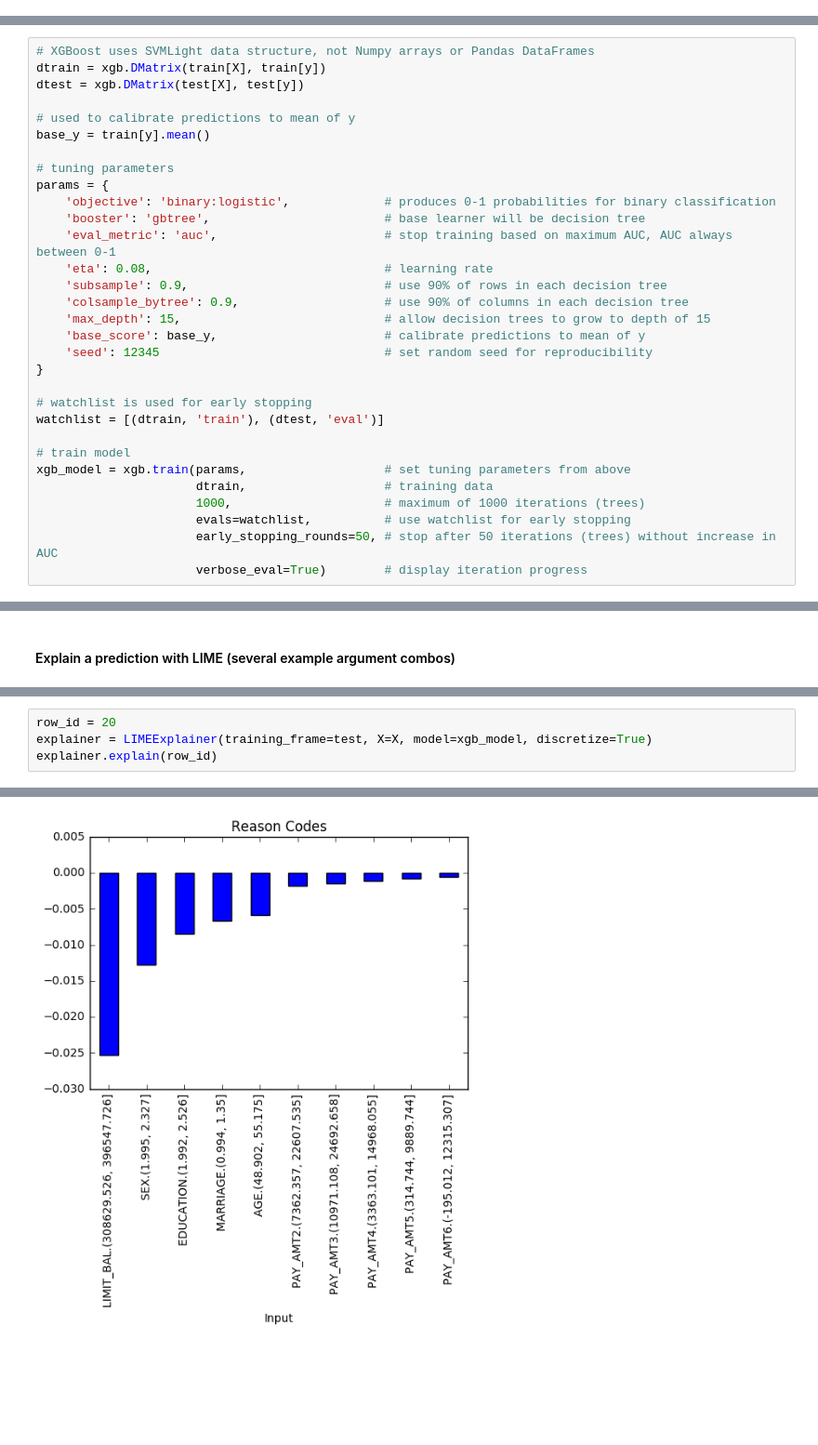
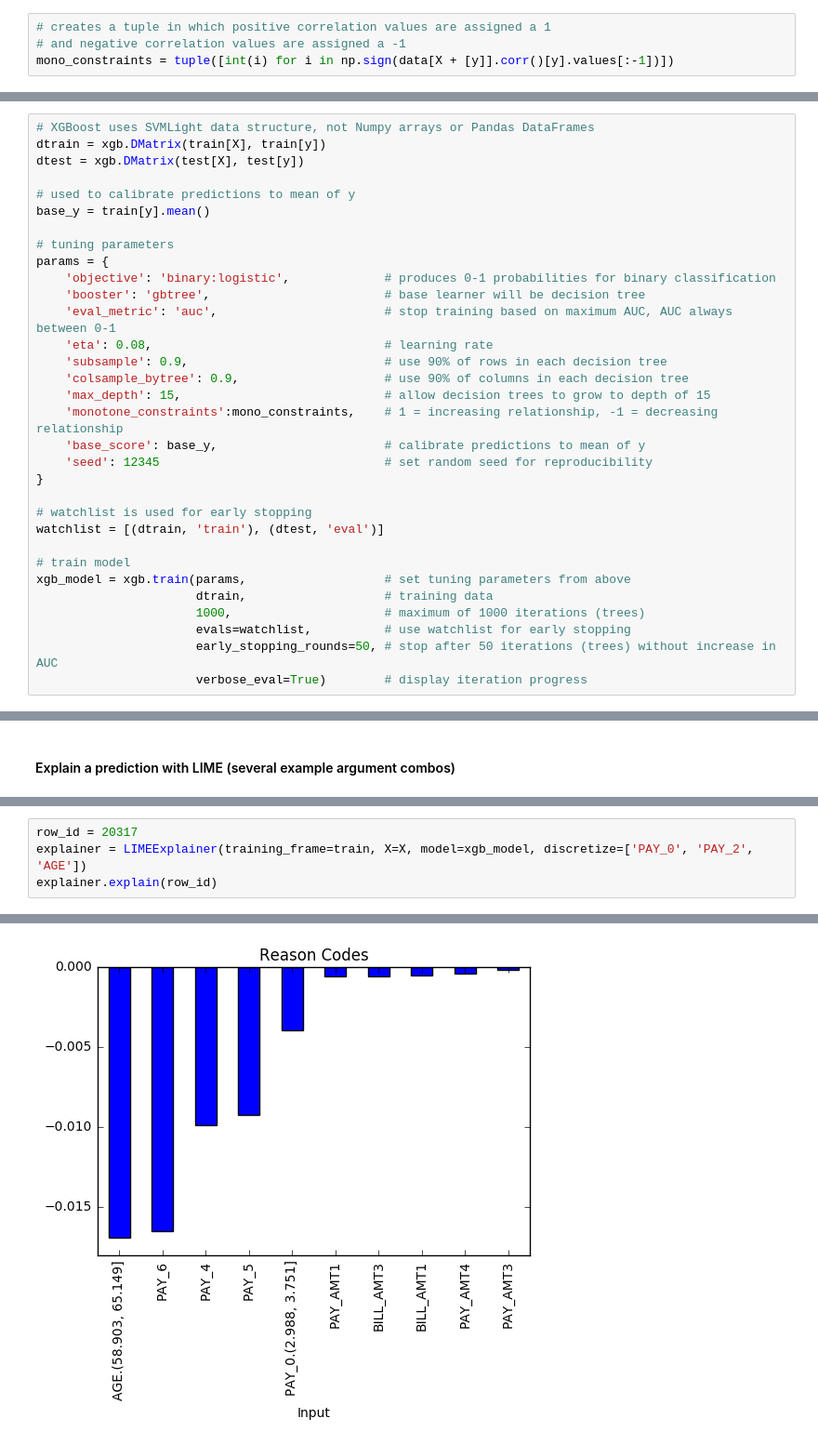
Before and after one commit to jphall663/lime_xgboost, a Jupyter notebook: notebooks/lime_xgboost.ipynb, the cells around one changed output, grey strips where cells are left out. Shown: that part at 93% size. Drawn from its saved outputs; the diff is of its cells as text; blank space fills up the shorter version.

Commit message:
fix for lingyaos data

```diff
--- a/notebooks/lime_xgboost.ipynb
+++ b/notebooks/lime_xgboost.ipynb
@@ -81,3 +83,7 @@ X = ['LIMIT_BAL', 'SEX', 'EDUCATION', 'MARRIAGE', 'AGE', 'PAY_0', 'PAY_2', 'PAY_
+# %%
+# creates a tuple in which positive correlation values are assigned a 1
+# and negative correlation values are assigned a -1
+mono_constraints = tuple([int(i) for i in np.sign(data[X + [y]].corr()[y].values[:-1])])
 # %% [markdown]
 #### Split data into training and test sets for early stopping
 # %%
@@ -114,6 +120,7 @@ params = {
     'subsample': 0.9,                           # use 90% of rows in each decision tree
     'colsample_bytree': 0.9,                    # use 90% of columns in each decision tree
     'max_depth': 15,                            # allow decision trees to grow to depth of 15
+    'monotone_constraints':mono_constraints,    # 1 = increasing relationship, -1 = decreasing relationship
     'base_score': base_y,                       # calibrate predictions to mean of y
     'seed': 12345                               # set random seed for reproducibility
 }
@@ -181,5 +188,5 @@ Local GLM R-square: 0.72
 # %%
-row_id = 20
-explainer = LIMEExplainer(training_frame=test, X=X, model=xgb_model, discretize=True)
+row_id = 20317
+explainer = LIMEExplainer(training_frame=train, X=X, model=xgb_model, discretize=['PAY_0', 'PAY_2', 'AGE'])
 explainer.explain(row_id)
 # %% [output]
@@ -203 +210 @@ Local GLM R-square: 0.82
-[figure, old version]
+[figure, new version]
```
Also changed, not shown: parts of 10 cells of this notebook, 1 other file.
